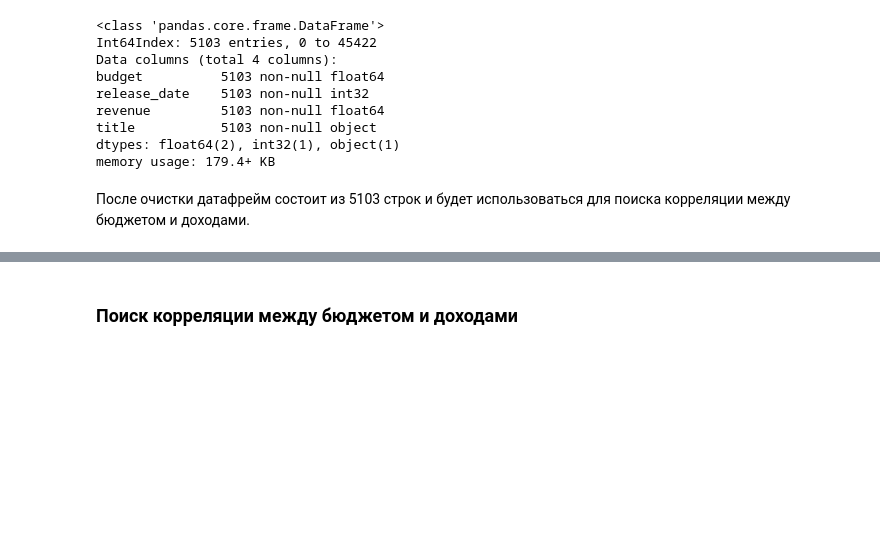
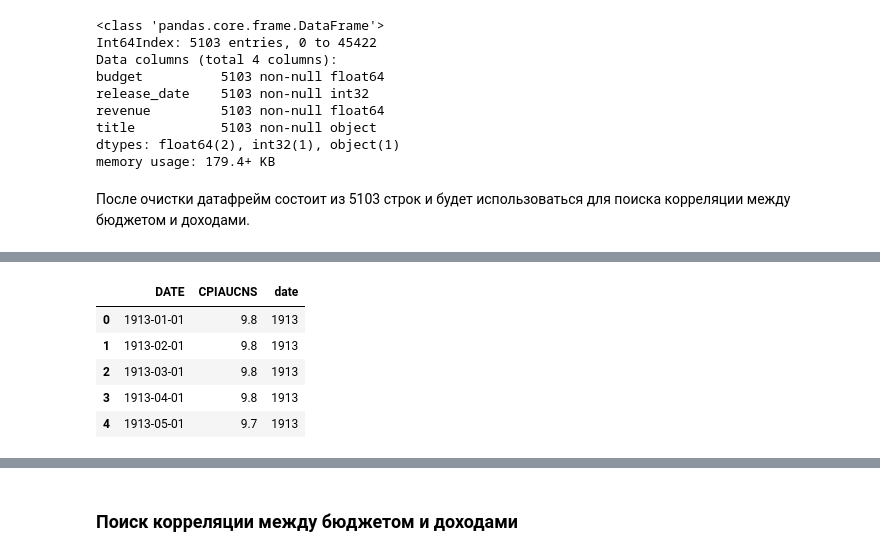
Before and after one commit to haema5/Further_Mathematics, a Jupyter notebook: theory of chances/project/pr_imdb.ipynb, the cells around one changed output, grey strips where cells are left out. Cells and saved outputs as stored; diff of their text form; code cells hidden in the pictures; blank space fills up the shorter version.

```diff
--- a/theory of chances/project/pr_imdb.ipynb
+++ b/theory of chances/project/pr_imdb.ipynb
@@ -159,0 +158,12 @@ memory usage: 179.4+ KB
+# %%
+infl['date'] = infl['DATE'].str.split('-').str[0]
+infl['date'] = infl['date'].astype(int)
+infl['CPIAUCNS'] = infl['CPIAUCNS'].astype(float)
+infl.head()
+# %% [output]
+|  | DATE | CPIAUCNS | date |
+| 0 | 1913-01-01 | 9.8 | 1913 |
+| 1 | 1913-02-01 | 9.8 | 1913 |
+| 2 | 1913-03-01 | 9.8 | 1913 |
+| 3 | 1913-04-01 | 9.8 | 1913 |
+| 4 | 1913-05-01 | 9.7 | 1913 |
```
Also changed, not shown: parts of 23 cells of this notebook, 1 other file.
